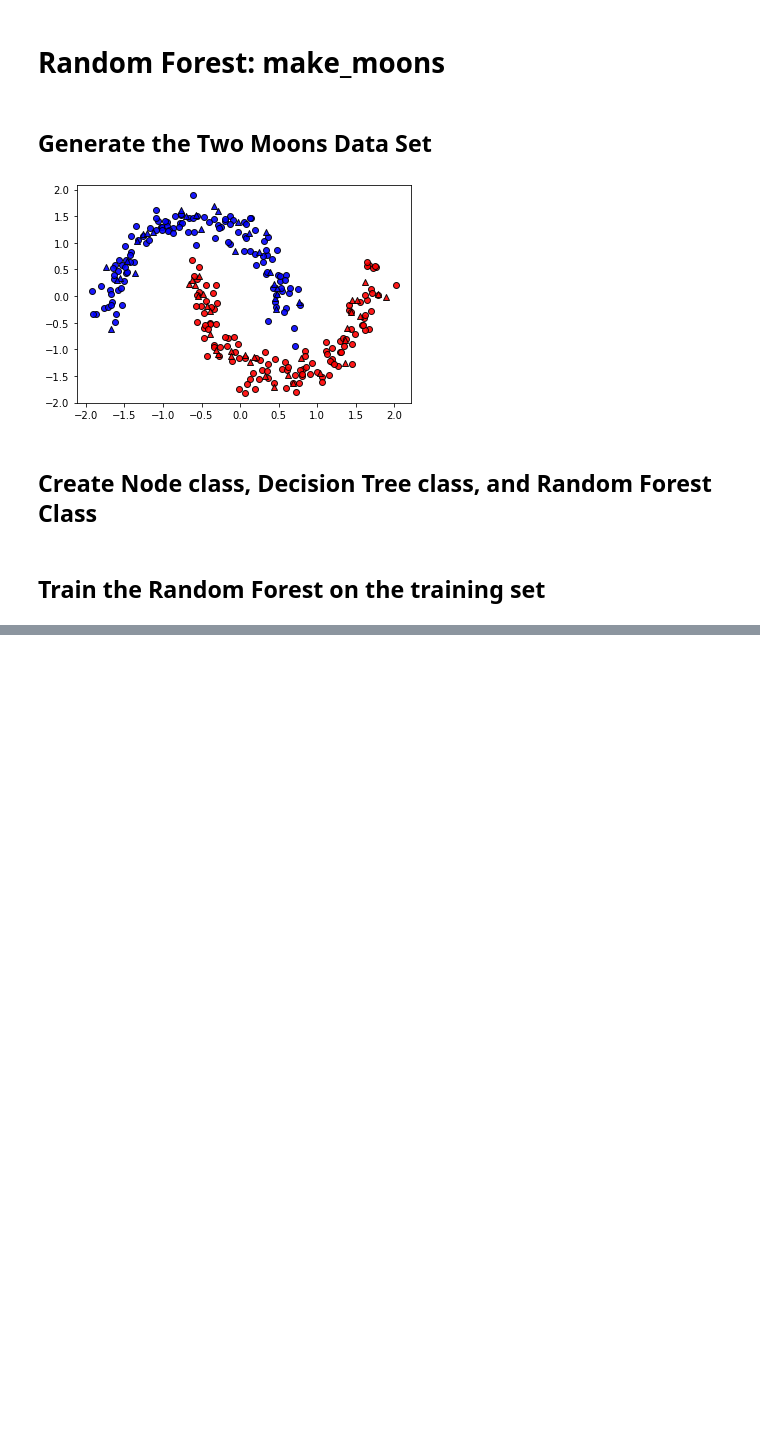
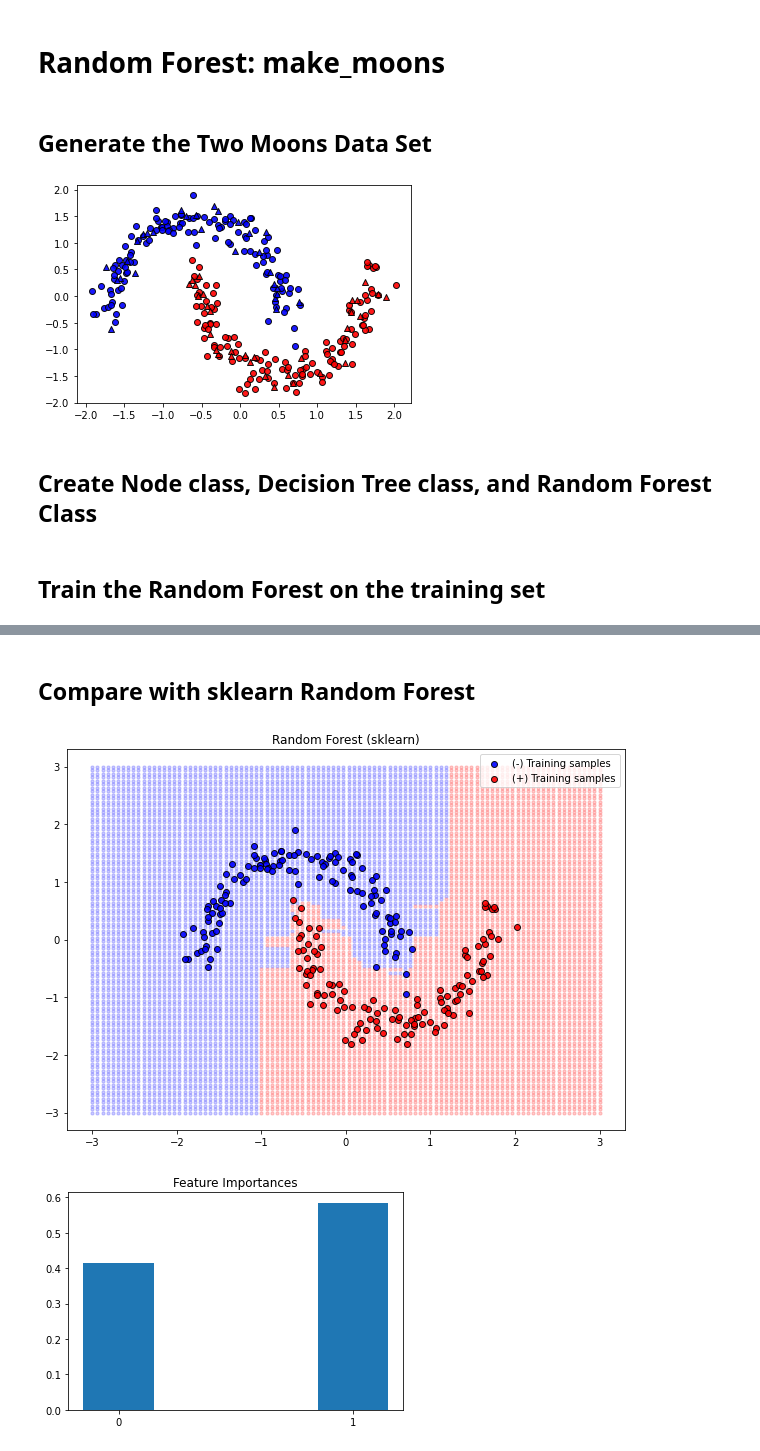
Before and after one commit to kspilario/DS397_comp, a Jupyter notebook: Tree_Ensembles/RandForest_moons.ipynb, the cells around one changed output, grey strips where cells are left out. Cells and saved outputs as stored; diff of their text form; code cells hidden in the pictures; blank space fills up the shorter version.

```diff
--- a/Tree_Ensembles/RandForest_moons.ipynb
+++ b/Tree_Ensembles/RandForest_moons.ipynb
@@ -172,0 +194,32 @@ mdl.plot_decision(X_train, y_train)
+# %% [markdown]
+## Compare with sklearn Random Forest
+# %%
+from sklearn.ensemble import RandomForestClassifier
+
+RF = RandomForestClassifier(n_estimators=100, min_samples_split=2, min_samples_leaf=2, max_depth=15)
+RF.fit(X_train, y_train)
+
+nx, ny = 100, 100
+xv, yv = np.meshgrid(np.linspace(-3,3,nx),
+                     np.linspace(-3,3,ny))
+xy = np.hstack((xv.reshape(-1,1), yv.reshape(-1,1)))
+zv = RF.predict(xy)
+plt.figure(figsize=(10,7))
+plt.scatter(xy[zv == 0,0], xy[zv == 0,1], c='b', s=10, alpha=0.2)
+plt.scatter(xy[zv == 1,0], xy[zv == 1,1], c='r', s=10, alpha=0.2)
+plt.scatter(X_train[y_train == 0,0],X_train[y_train == 0,1], color='b', marker='o',
+            alpha=0.9, edgecolors='k', label='(-) Training samples')
+plt.scatter(X_train[y_train == 1,0],X_train[y_train == 1,1], color='r', marker='o',
+            alpha=0.9, edgecolors='k', label='(+) Training samples')
+plt.title('Random Forest (sklearn)')
+plt.legend()
+plt.show()
+
+# Plot feature importances
+plt.bar(np.array([0, 1]),RF.feature_importances_, width=0.3)
+plt.xticks(np.array([0, 1]))
+plt.title('Feature Importances')
+plt.show()
+# %% [output]
+[figure, added]
+[figure, added]
```
Also changed, not shown: parts of 3 cells of this notebook.
